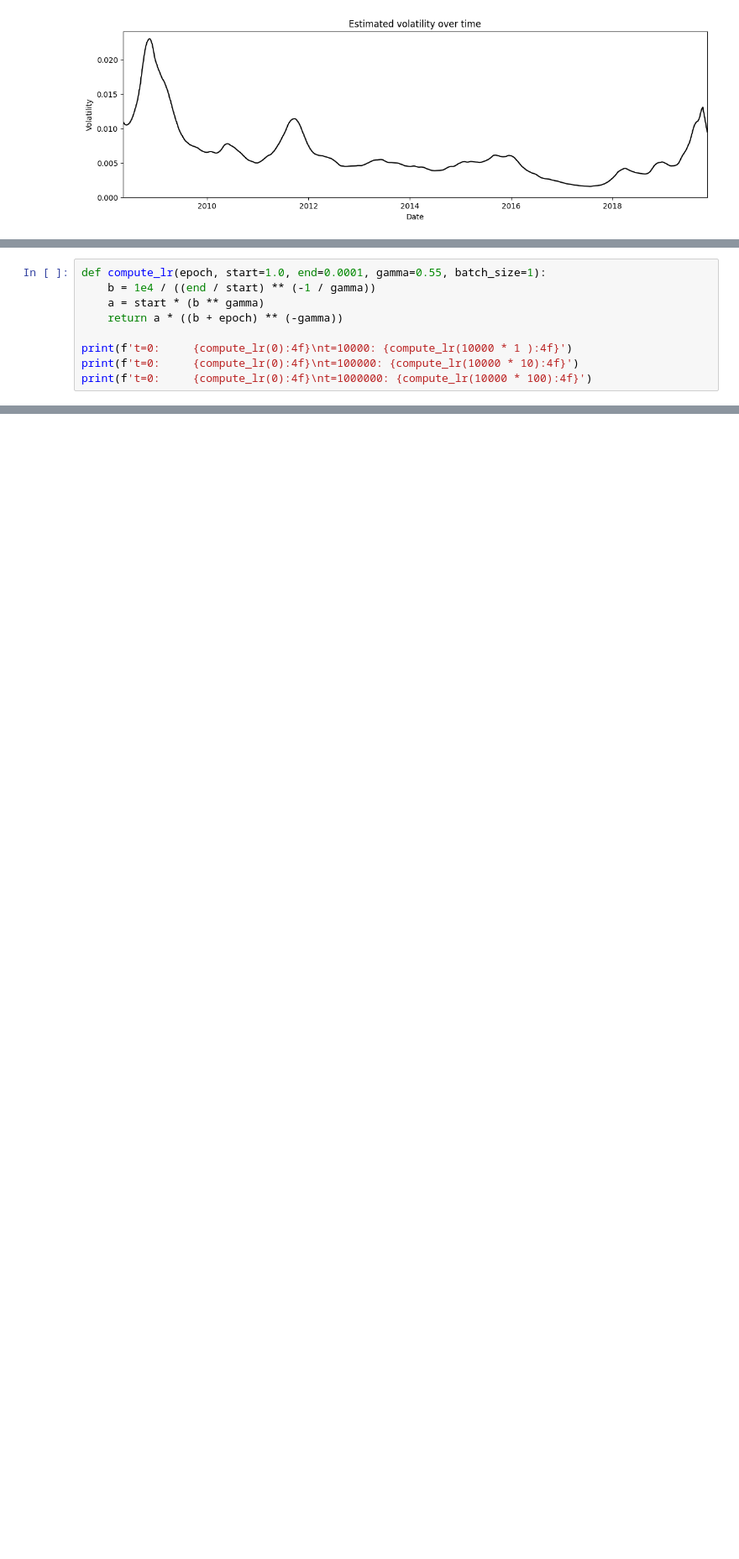
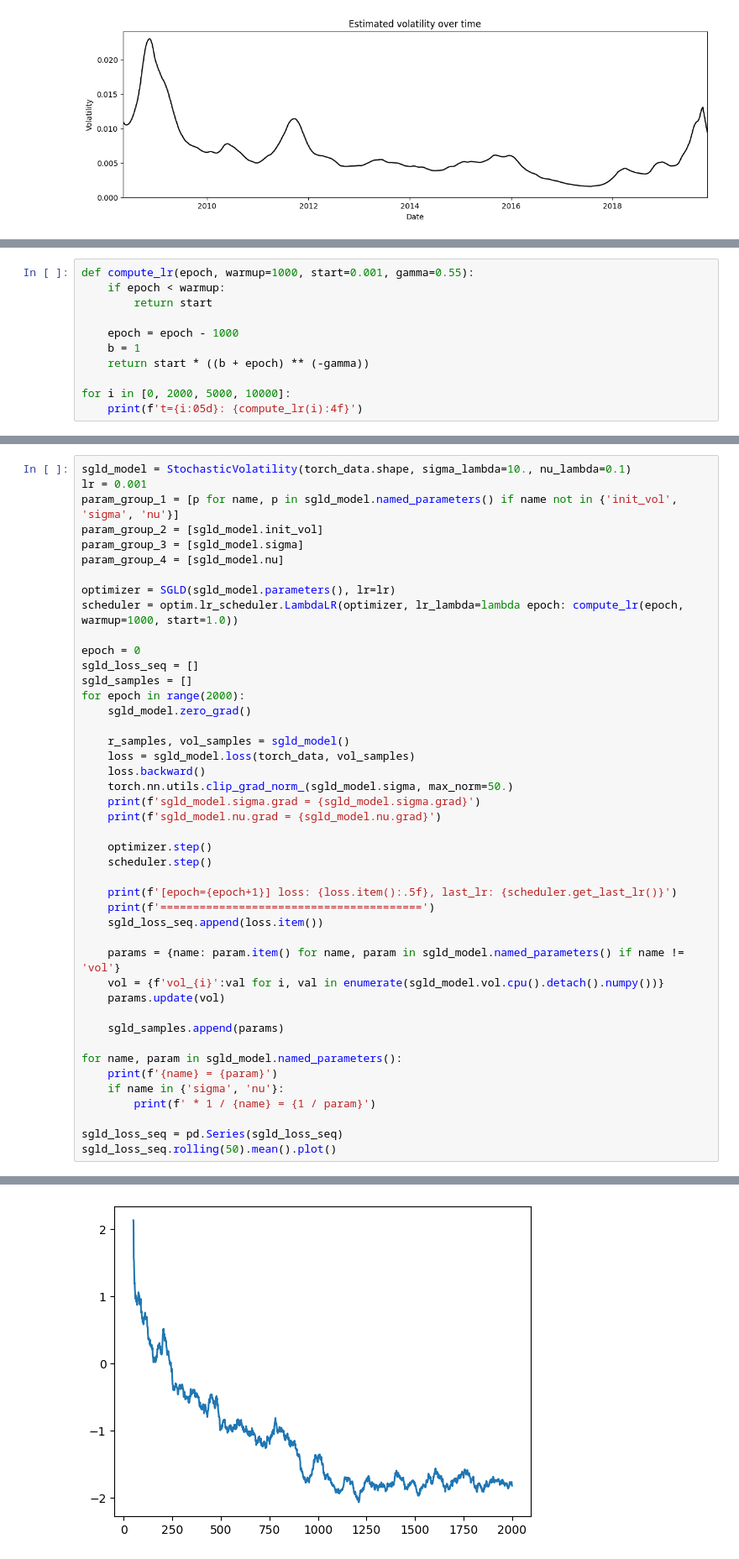
Before and after one commit to bjlkeng/sandbox, a Jupyter notebook: stochastic_langevin/stochastic_volatility.ipynb, the cells around one changed output, grey strips where cells are left out. Shown at 84% size. Drawn from its saved outputs; the diff is of its cells as text; blank space fills up the shorter version.

```diff
--- a/stochastic_langevin/stochastic_volatility.ipynb
+++ b/stochastic_langevin/stochastic_volatility.ipynb
@@ -332,9 +299,0 @@ class SGLD(torch.optim.RMSprop):
-# %%
-def compute_lr(epoch, start=1.0, end=0.0001, gamma=0.55, batch_size=1):
-    b = 1e4 / ((end / start) ** (-1 / gamma))
-    a = start * (b ** gamma)
-    return a * ((b + epoch) ** (-gamma))
-
-print(f't=0:     {compute_lr(0):4f}\nt=10000: {compute_lr(10000 * 1 ):4f}')
-print(f't=0:     {compute_lr(0):4f}\nt=100000: {compute_lr(10000 * 10):4f}')
-print(f't=0:     {compute_lr(0):4f}\nt=1000000: {compute_lr(10000 * 100):4f}')
@@ -440,0 +332,11 @@ TODO:
+# %%
+def compute_lr(epoch, warmup=1000, start=0.001, gamma=0.55):
+    if epoch < warmup:
+        return start
+
+    epoch = epoch - 1000
+    b = 1
+    return start * ((b + epoch) ** (-gamma))
+
+for i in [0, 2000, 5000, 10000]:
+    print(f't={i:05d}: {compute_lr(i):4f}')
@@ -440,0 +348,45 @@ TODO:
+# %%
+sgld_model = StochasticVolatility(torch_data.shape, sigma_lambda=10., nu_lambda=0.1)
+lr = 0.001
+param_group_1 = [p for name, p in sgld_model.named_parameters() if name not in {'init_vol', 'sigma', 'nu'}]
+param_group_2 = [sgld_model.init_vol]
+param_group_3 = [sgld_model.sigma]
+param_group_4 = [sgld_model.nu]
+
+optimizer = SGLD(sgld_model.parameters(), lr=lr)
+scheduler = optim.lr_scheduler.LambdaLR(optimizer, lr_lambda=lambda epoch: compute_lr(epoch, warmup=1000, start=1.0))
+
+epoch = 0
+sgld_loss_seq = []
+sgld_samples = []
+for epoch in range(2000):
+    sgld_model.zero_grad()
+
+    r_samples, vol_samples = sgld_model()
+    loss = sgld_model.loss(torch_data, vol_samples)
+    loss.backward()
+    torch.nn.utils.clip_grad_norm_(sgld_model.sigma, max_norm=50.)
+    print(f'sgld_model.sigma.grad = {sgld_model.sigma.grad}')
+    print(f'sgld_model.nu.grad = {sgld_model.nu.grad}')
+
+    optimizer.step()
+    scheduler.step()
+
+    print(f'[epoch={epoch+1}] loss: {loss.item():.5f}, last_lr: {scheduler.get_last_lr()}')
+    print(f'========================================')
+    sgld_loss_seq.append(loss.item())
+
+    params = {name: param.item() for name, param in sgld_model.named_parameters() if name != 'vol'}
+    vol = {f'vol_{i}':val for i, val in enumerate(sgld_model.vol.cpu().detach().numpy())}
+    params.update(vol)
+
+    sgld_samples.append(params)
+
+for name, param in sgld_model.named_parameters():
+    print(f'{name} = {param}')
+    if name in {'sigma', 'nu'}:
+        print(f' * 1 / {name} = {1 / param}')
+
+sgld_loss_seq = pd.Series(sgld_loss_seq)
+sgld_loss_seq.rolling(50).mean().plot()
+# %% [output]
@@ -440,0 +411 @@ TODO:
+[figure, added]
```
Also changed, not shown: parts of 16 cells of this notebook.
